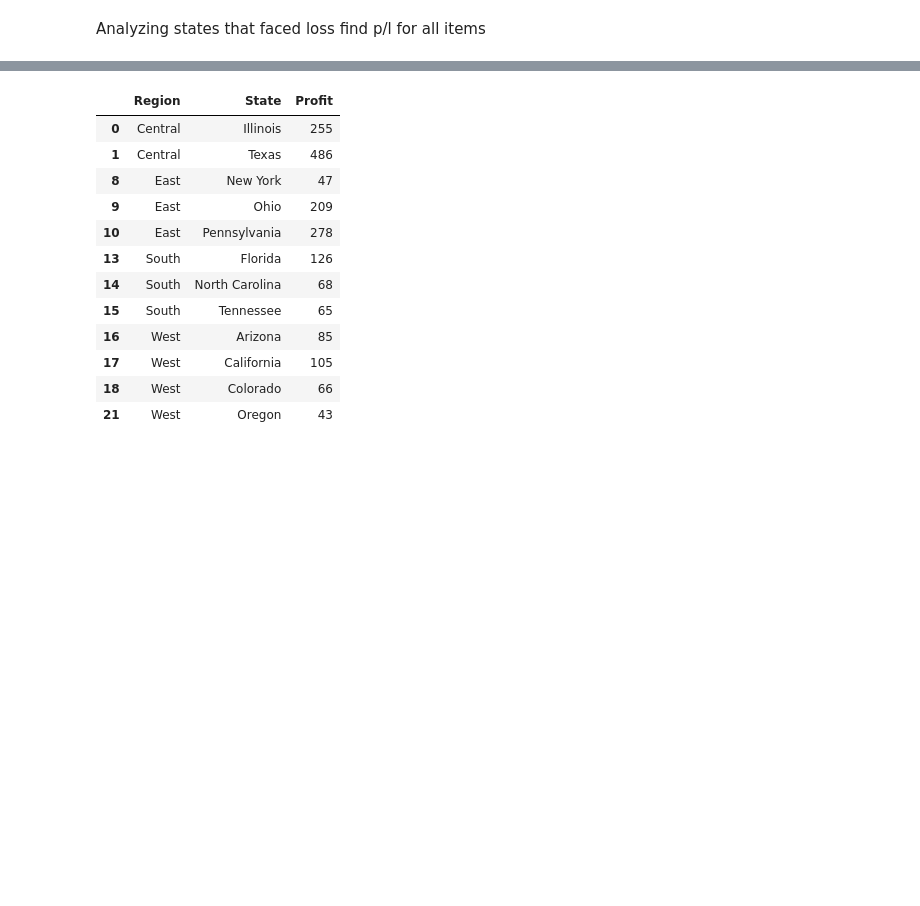
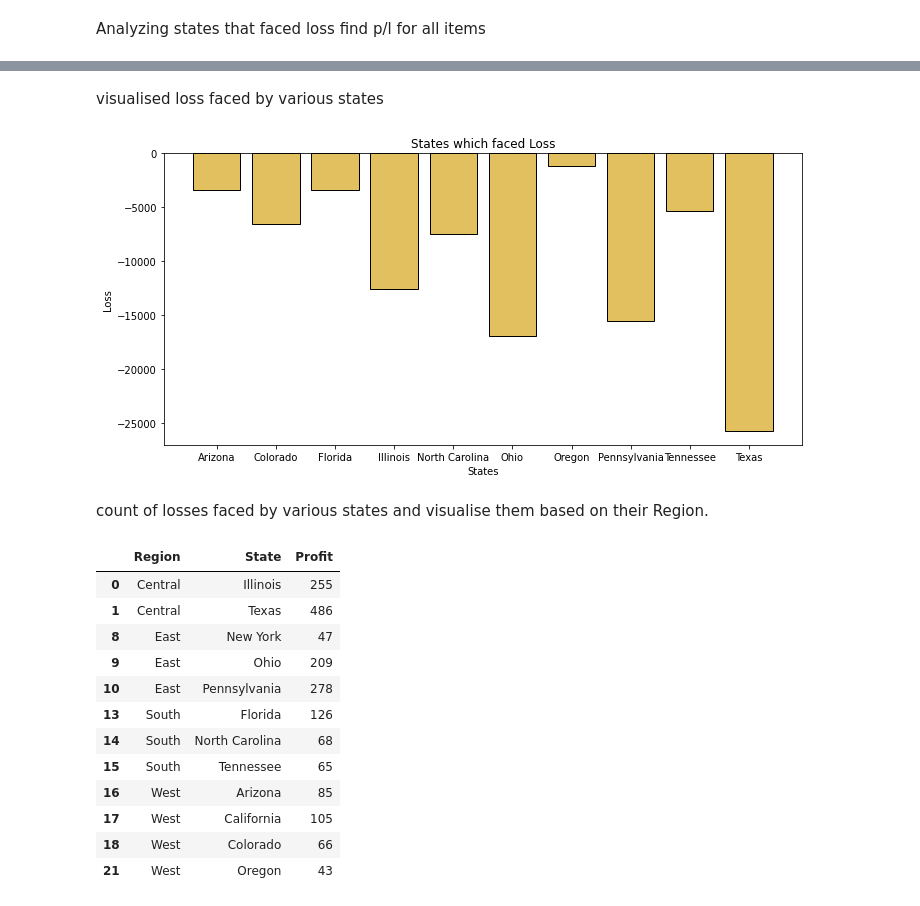
Before and after one commit to nidhivanjare/Exploratory_Data_Analysis, a Jupyter notebook: Data Science - Task3 - Exploratory Data Analysis - Retail/Exploratory_Data_Analysis_Retail_Store.ipynb, the cells around one changed output, grey strips where cells are left out. Drawn from its saved outputs; the diff is of its cells as text; code cells hidden in the pictures; blank space fills up the shorter version.

```diff
--- a/Data Science - Task3 - Exploratory Data Analysis - Retail/Exploratory_Data_Analysis_Retail_Store.ipynb
+++ b/Data Science - Task3 - Exploratory Data Analysis - Retail/Exploratory_Data_Analysis_Retail_Store.ipynb
@@ -175,10 +154,0 @@ state
-# %%
-figure , axes = plt.subplots(figsize=(10,5))
-def plot_state(axes):
-  axes.bar(state['State'] , state['Profit'] ,color='#e3d05f' , edgecolor='blue' )
-  axes.set_title(label="Sates and their loss" , loc='center' , pad=None)
-  plt.xlabel('States' , axes=axes)
-  plt.ylabel('Loss' , axes=axes)
-
-plot_state(axes)
-plt.tight_layout()
@@ -186,0 +155,3 @@ plt.tight_layout()
+# %%
+state_neg=prof_df.loc[prof_df.Profit < 0]
+state_neg
@@ -187 +170,17 @@ plt.tight_layout()
+# %% [markdown]
+visualised loss faced by various states
+# %%
+fig,ax = plt.subplots(figsize=(10,5))
+def plot_state(ax):
+    ax.bar(state_neg['State'],state_neg['Profit'],color='#e3c05f',edgecolor='black')
+#ax.legend(label, loc='upper center', fontsize='large',edgecolor='black', borderpad=1.0, shadow=True, handlelength=0)
+    ax.set_title(label="States which faced Loss", loc='center', pad=None)
+    ax.set_ylabel('Loss')
+    ax.set_xlabel('States')
+plot_state(ax)
+plt.tight_layout()
+# %% [output]
+[figure, added]
+# %% [markdown]
+count of losses faced by various states and visualise them based on their Region.
 # %%
```
Also changed, not shown: parts of 29 cells of this notebook.
